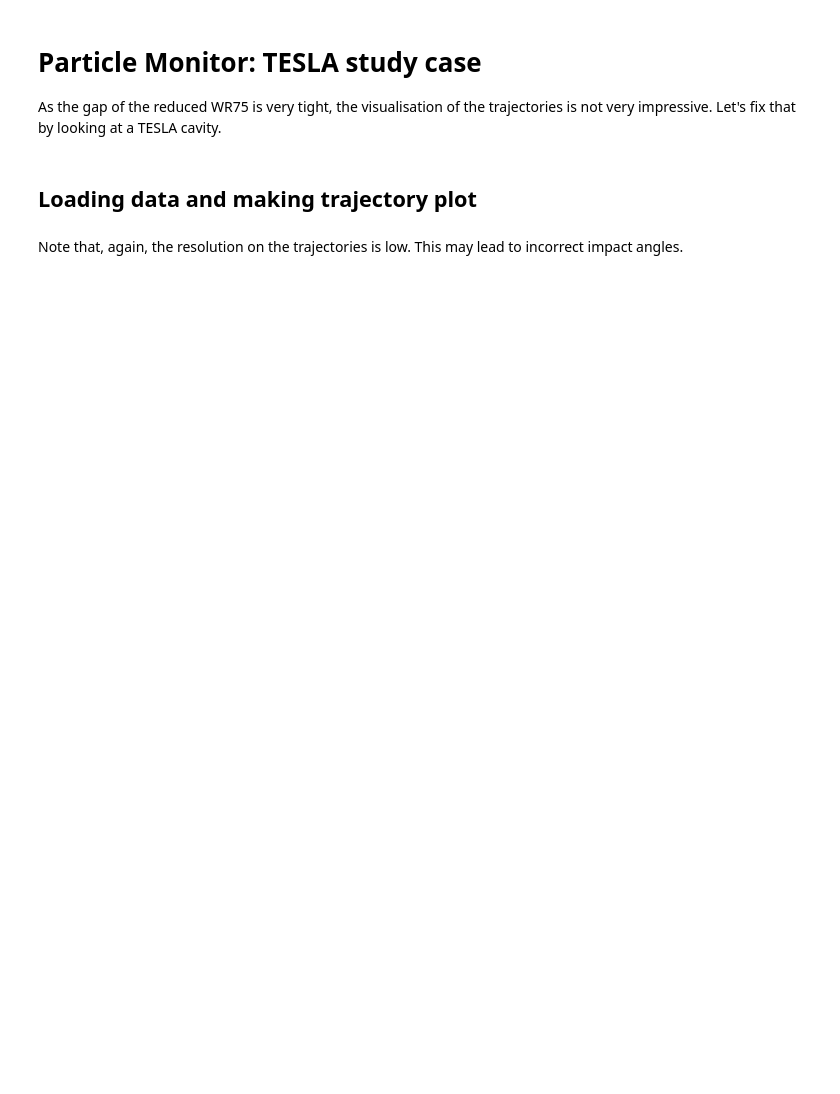
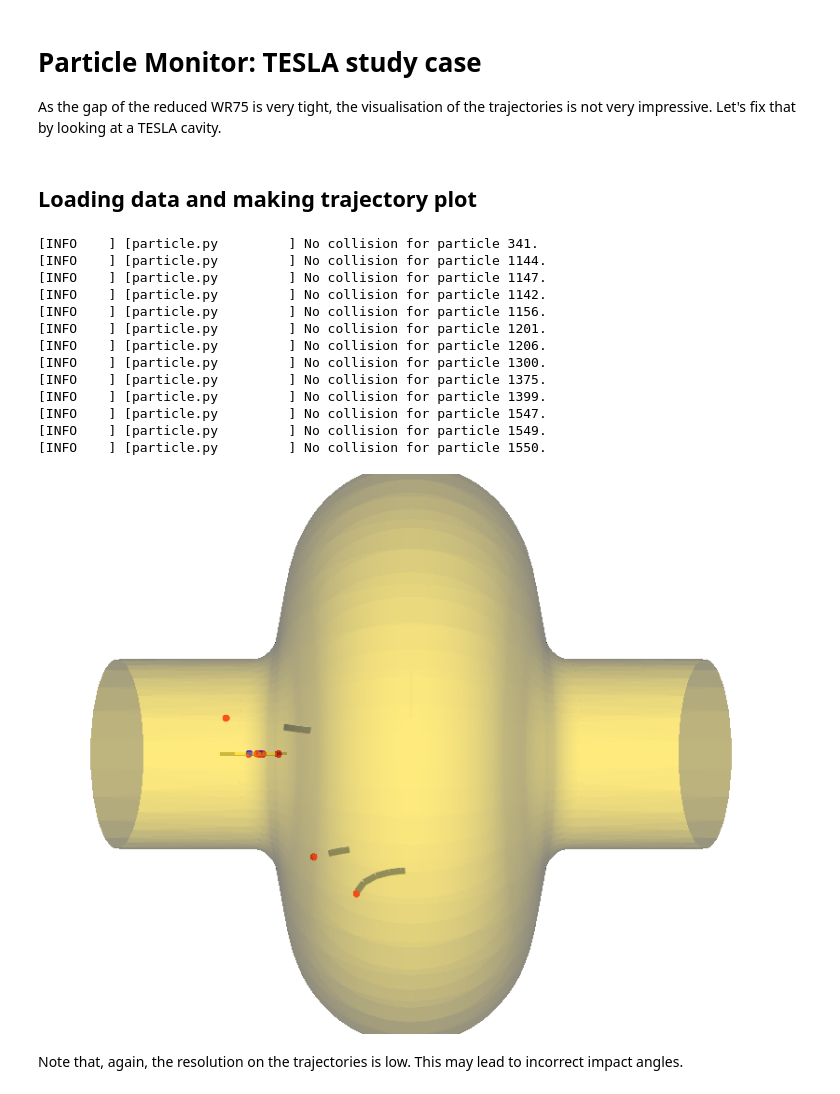
Before and after one commit to AdrienPlacais/Simulia_Multipactor_lib, a Jupyter notebook: docs/manual/notebooks/particle_monitor.ipynb, the cells around one changed output. Cells and saved outputs as stored; diff of their text form; code cells hidden in the pictures; blank space fills up the shorter version.

```diff
--- a/docs/manual/notebooks/particle_monitor.ipynb
+++ b/docs/manual/notebooks/particle_monitor.ipynb
@@ -112,19 +131,33 @@ As the gap of the reduced WR75 is very tight, the visualisation of the trajector
 # %% [markdown]
 ## Loading data and making trajectory plot
 # %%
-folder = Path(example_data, "Particle_Monitor", "tesla_no_mp")
-my_particle_monitor = ParticleMonitor.from_folder(folder)
+stl_path = Path("../data/cst/Particle_Monitor/tesla.stl")
+folder_particle_monitor=Path("../data/cst/Particle_Monitor/tesla_no_mp")
 
-stl_file = Path(example_data, "Particle_Monitor", "tesla.stl")
-my_mesh = vedo.load(str(stl_file)).alpha(0.3)
+factory = CSTResultsFactory(plotter=plotter, freq_ghz=1.3, stl_path=stl_path, stl_alpha=0.3)
+result = factory.from_simulation_folder(folderpath=folder_results, folder_particle_monitor=folder_particle_monitor)
 
-number_of_particles_to_plot = 25
-pid_to_plot = random.sample(list(my_particle_monitor.keys()), number_of_particles_to_plot)
-
-veplot2 = vedo.Plotter()
-lines, points = plot_structure_and_some_trajectories(my_particle_monitor,
-                                                     pid_to_plot,
-                                                     add_extrapolated_position=False)
-veplot2 += [my_mesh, lines, points]
+result.plot_mesh()
+fig = result.plot_trajectories(
+    emission_color="blue",
+    collision_color="red",
+    filter=lambda particle: particle.particle_id in some_random_ids,
+)
+fig.show()
+# %% [output]
+[INFO    ] [particle.py         ] No collision for particle 341.
+[INFO    ] [particle.py         ] No collision for particle 1144.
+[INFO    ] [particle.py         ] No collision for particle 1147.
+[INFO    ] [particle.py         ] No collision for particle 1142.
+[INFO    ] [particle.py         ] No collision for particle 1156.
+[INFO    ] [particle.py         ] No collision for particle 1201.
+[INFO    ] [particle.py         ] No collision for particle 1206.
+[INFO    ] [particle.py         ] No collision for particle 1300.
+[INFO    ] [particle.py         ] No collision for particle 1375.
+[INFO    ] [particle.py         ] No collision for particle 1399.
+[INFO    ] [particle.py         ] No collision for particle 1547.
+[INFO    ] [particle.py         ] No collision for particle 1549.
+[INFO    ] [particle.py         ] No collision for particle 1550.
+[figure, added]
 # %% [markdown]
 Note that, again, the resolution on the trajectories is low. This may lead to incorrect impact angles.
```
Also changed, not shown: parts of 37 cells of this notebook, 5 other files.
